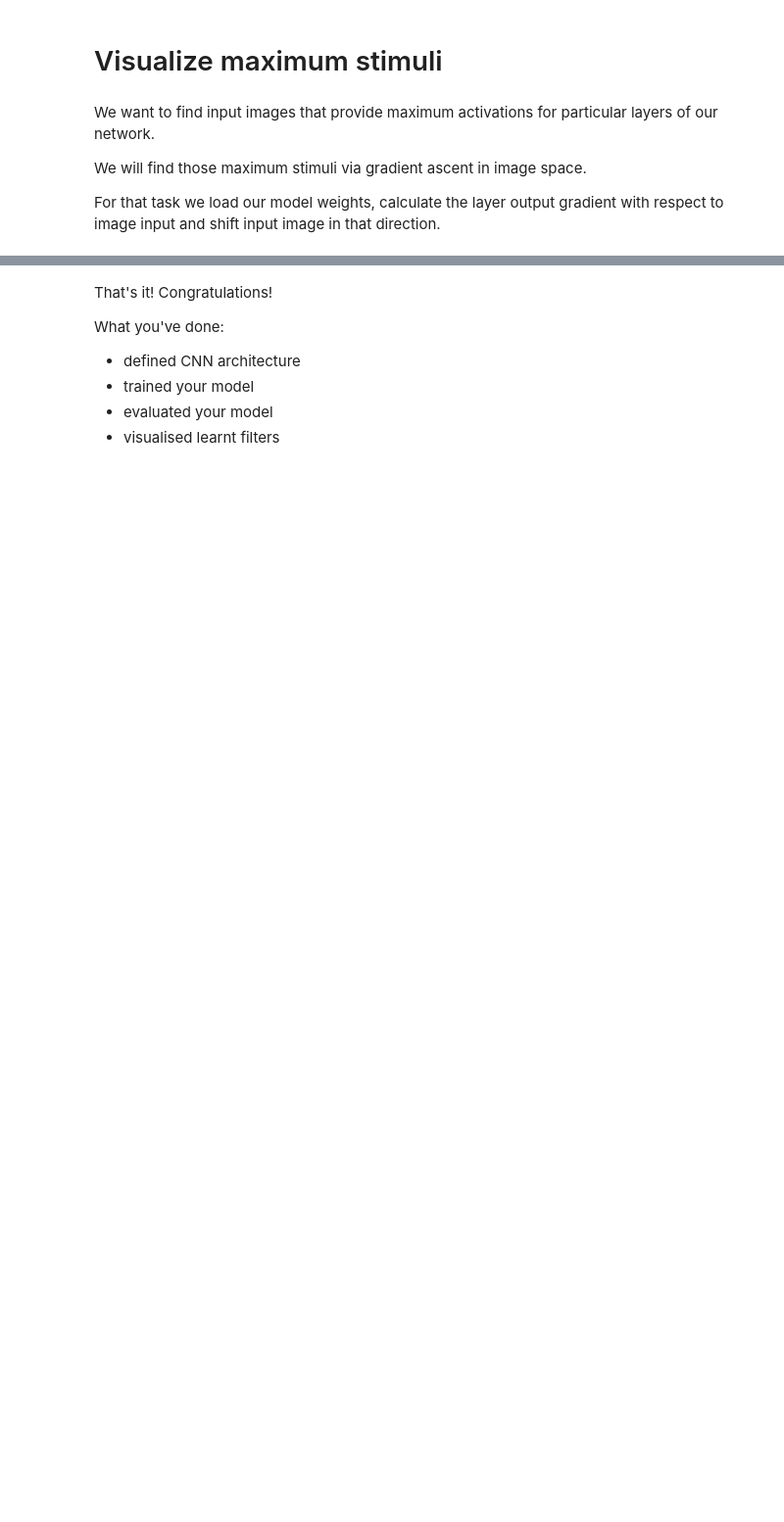
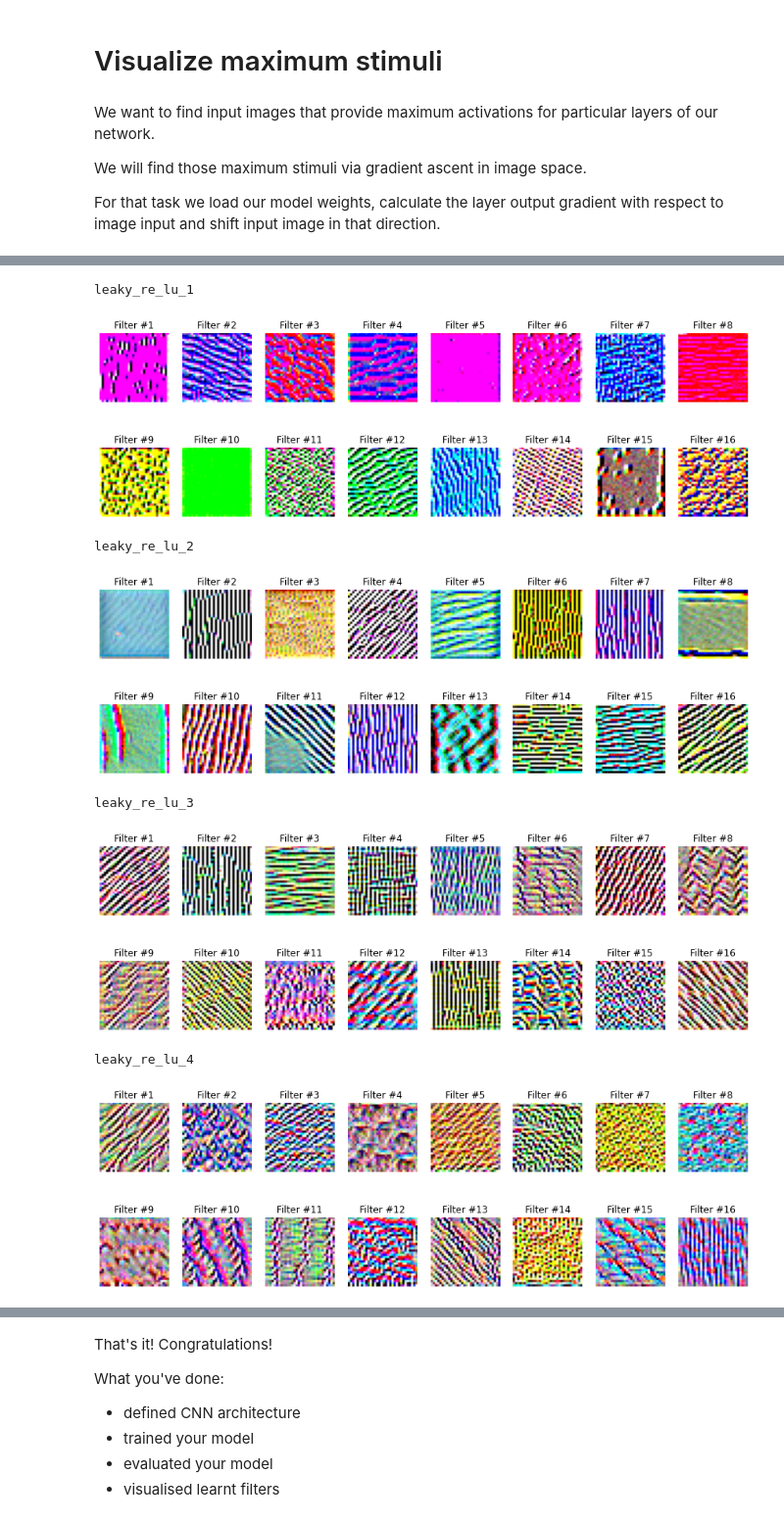
Before and after one commit to xiaotianzhu/intro-to-dl, a Jupyter notebook: week3/week3_task1_first_cnn_cifar10_clean.ipynb, the cells around one changed output, grey strips where cells are left out. Shown at 98% size. Saved outputs shown, nothing was run; the diff lists cells and outputs as text; code cells hidden in the pictures; blank space fills up the shorter version.

```diff
--- a/week3/week3_task1_first_cnn_cifar10_clean.ipynb
+++ b/week3/week3_task1_first_cnn_cifar10_clean.ipynb
@@ -134,12 +121,12 @@ We need to normalize inputs like this: $$x_{norm} = \frac{x}{255} - 0.5$$
 We need to convert class labels to one-hot encoded vectors. Use __keras.utils.to_categorical__.
 # %%
 # normalize inputs
-x_train2 = ### YOUR CODE HERE
-x_test2 = ### YOUR CODE HERE
+x_train2 = x_train/255 - 0.5 ### YOUR CODE HERE
+x_test2 = x_test/255 - 0.5 ### YOUR CODE HERE
 
 # convert class labels to one-hot encoded, should have shape (?, NUM_CLASSES)
-y_train2 = ### YOUR CODE HERE
-y_test2 = ### YOUR CODE HERE
+y_train2 = keras.utils.to_categorical(y_train) ### YOUR CODE HERE
+y_test2 = keras.utils.to_categorical(y_test) ### YOUR CODE HERE
 # %% [markdown]
 # Define CNN architecture
 # %%
@@ -240,7 +267,7 @@ def lr_scheduler(epoch):
     return INIT_LR * 0.9 ** epoch
 
 # callback for printing of actual learning rate used by optimizer
-class LrHistory(keras.callbacks.Callback):
+class LrHistory(tf.keras.callbacks.Callback):
     def on_epoch_begin(self, epoch, logs={}):
         print("Learning rate:", K.get_value(model.optimizer.lr))
 # %% [markdown]
@@ -262,12 +289,11 @@ model.fit(
     x_train2, y_train2,  # prepared data
     batch_size=BATCH_SIZE,
     epochs=EPOCHS,
-    callbacks=[keras.callbacks.LearningRateScheduler(lr_scheduler),
-               LrHistory(),
-               keras_utils.TqdmProgressCallback(),
+    callbacks=[tf.keras.callbacks.LearningRateScheduler(lr_scheduler),
+               LrHistory(),# keras_utils.TqdmProgressCallback(),
                keras_utils.ModelSaveCallback(model_filename)],
     validation_data=(x_test2, y_test2),
     shuffle=True,
     verbose=0,
     initial_epoch=last_finished_epoch or 0
-)
+    )
@@ -343,10 +413,10 @@ def find_maximum_stimuli(layer_name, is_conv, filter_index, model, iterations=20
     def image_values_to_rgb(x):
         # normalize x: center on 0 (np.mean(x_train2)), ensure std is 0.25 (np.std(x_train2))
         # so that it looks like a normalized image input for our network
-        x = ### YOUR CODE HERE
+        x = (x - np.mean(x_train2)) / np.std(x_train2) ### YOUR CODE HERE
 
         # do reverse normalization to RGB values: x = (x_norm + 0.5) * 255
-        x = ### YOUR CODE HERE
+        x = (x + 0.5) * 255 ### YOUR CODE HERE
 
         # clip values to [0, 255] and convert to bytes
         x = np.clip(x, 0, 255).astype('uint8')
@@ -417,15 +487,24 @@ def plot_filters_stimuli(layer_name, is_conv, model, iterations=20, step=1., ver
 # %%
 # maximum stimuli for convolutional neurons
 conv_activation_layers = []
-for layer in model.layers:
+for i, layer in enumerate(model.layers):
     if isinstance(layer, LeakyReLU):
-        prev_layer = layer.inbound_nodes[0].inbound_layers[0]
+        prev_layer = model.layers[i - 1]
         if isinstance(prev_layer, Conv2D):
             conv_activation_layers.append(layer)
 
 for layer in conv_activation_layers:
     print(layer.name)
     plot_filters_stimuli(layer_name=layer.name, is_conv=True, model=model)
+# %% [output]
+leaky_re_lu_1
+[figure, added]
+leaky_re_lu_2
+[figure, added]
+leaky_re_lu_3
+[figure, added]
+leaky_re_lu_4
+[figure, added]
 # %%
 # maximum stimuli for last dense layer
 last_dense_layer = list(filter(lambda x: isinstance(x, Dense), model.layers))[-1]
```
Also changed, not shown: parts of 28 cells of this notebook.
